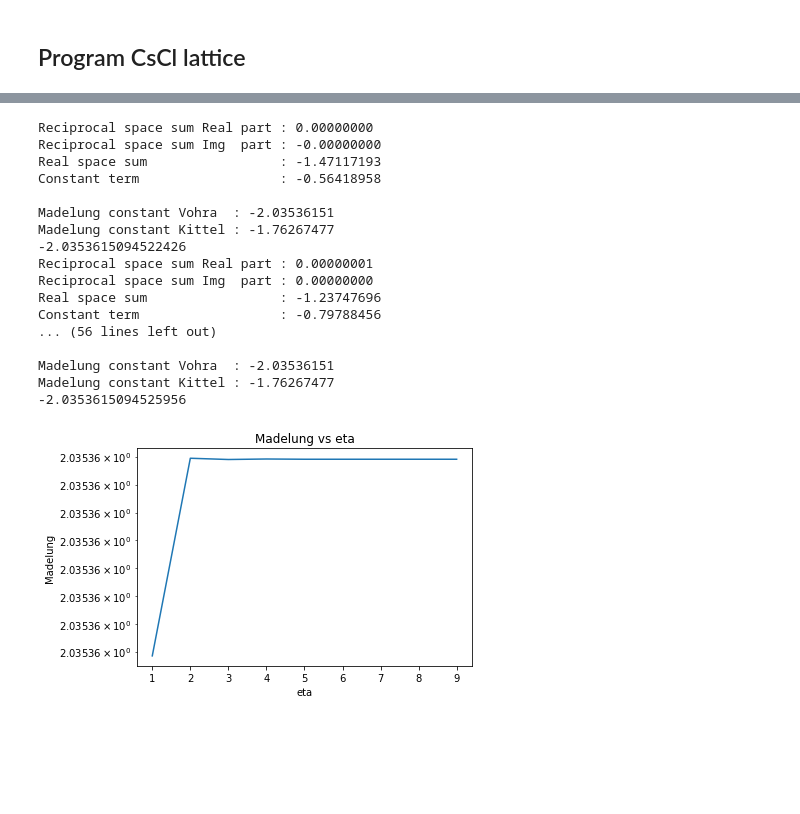
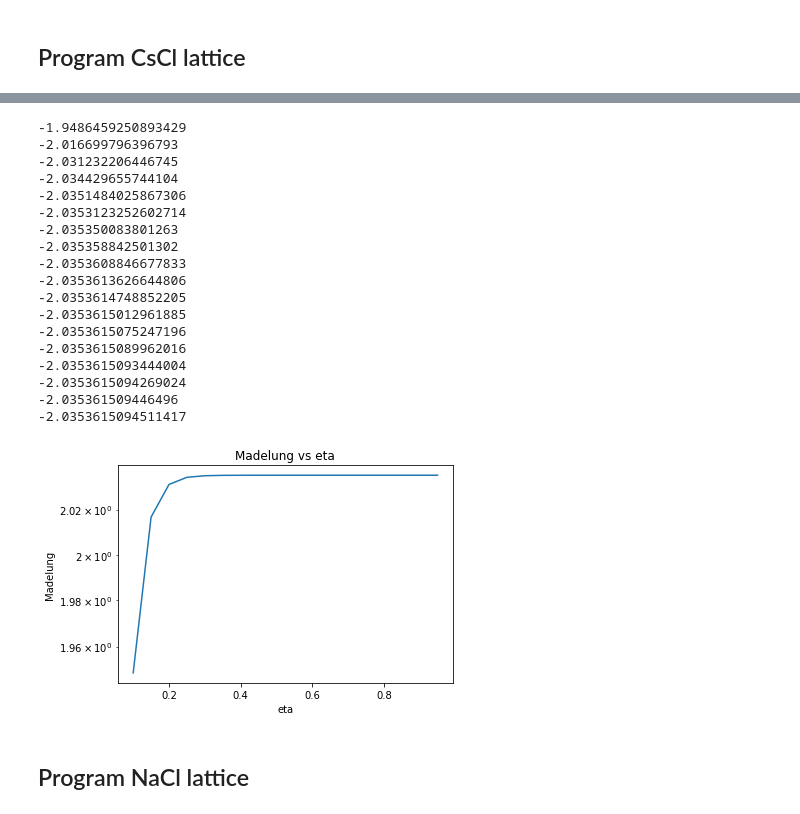
Before and after one commit to carle13/DipolarMagneticInteractions, a Jupyter notebook: csCl.ipynb, the cells around one changed output, grey strips where cells are left out. Saved outputs shown, nothing was run; the diff lists cells and outputs as text; code cells hidden in the pictures; blank space fills up the shorter version.

```diff
--- a/csCl.ipynb
+++ b/csCl.ipynb
@@ -37,6 +23,6 @@ Madelung constant Kittel : -1.76267477
 # %%
 #Produce plot of reciprocal sum vs hmaxg
-maxG = np.arange(1, 50)
+maxG = np.arange(1, 20)
 reciprocalSums = []
 for i in range(len(maxG)):
     reciprocalSums.append(ewald(alattice, a, b, c, q, tau, 4, maxG[i], 10)[0])
@@ -70,6 +39,6 @@ Madelung constant Kittel : -1.76267477
 # %%
 #Produce plot of real sum vs hmaxT
-maxT = np.arange(1, 50)
+maxT = np.arange(1, 20)
 realSums = []
 for i in range(len(maxT)):
     realSums.append(-1*ewald(alattice, a, b, c, q, tau, 4, 10, maxT[i])[2])
@@ -103,35 +55,38 @@ Madelung constant Kittel : -1.76267477
 # %%
 #Produce plot of madelung constant vs eta
-etas = np.arange(1, 10, 1)
+etas = np.arange(0.1, 1, 0.05)
 madelung = []
 for i in range(len(etas)):
     res = ewald(alattice, a, b, c, q, tau, etas[i], 10, 10)
-    print(res[0] + res[3] + res[2])
+    print((res[0] + res[3] + res[2])*math.sqrt(3)/2)
     madelung.append((res[0] + res[3] + res[2])*-1)
 
 plt.figure()
 plt.title('Madelung vs eta')
 plt.xlabel('eta')
 plt.ylabel('Madelung')
 plt.yscale('log')
 plt.plot(etas, madelung)
 plt.show()
 # %% [output]
-Reciprocal space sum Real part : 0.00000000
-Reciprocal space sum Img  part : -0.00000000
-Real space sum                 : -1.47117193
-Constant term                  : -0.56418958
-
-Madelung constant Vohra  : -2.03536151
-Madelung constant Kittel : -1.76267477
--2.0353615094522426
-Reciprocal space sum Real part : 0.00000001
-Reciprocal space sum Img  part : 0.00000000
-Real space sum                 : -1.23747696
-Constant term                  : -0.79788456
-... (56 lines left out)
-
-Madelung constant Vohra  : -2.03536151
-Madelung constant Kittel : -1.76267477
--2.0353615094525956
+-1.9486459250893429
+-2.016699796396793
+-2.031232206446745
+-2.034429655744104
+-2.0351484025867306
+-2.0353123252602714
+-2.035350083801263
+-2.035358842501302
+-2.0353608846677833
+-2.0353613626644806
+-2.0353614748852205
+-2.0353615012961885
+-2.0353615075247196
+-2.0353615089962016
+-2.0353615093444004
+-2.0353615094269024
+-2.035361509446496
+-2.0353615094511417
-[figure, old version]
+[figure, new version]
+# %% [markdown]
+## Program NaCl lattice
```
Also changed, not shown: parts of 8 cells of this notebook, 1 other file.
